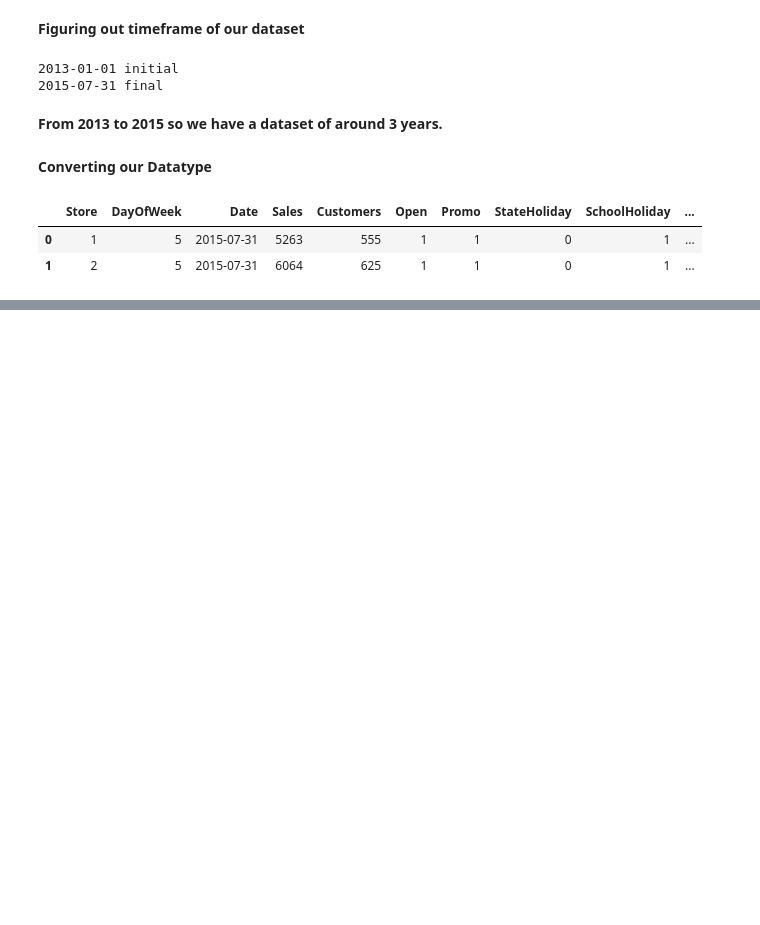
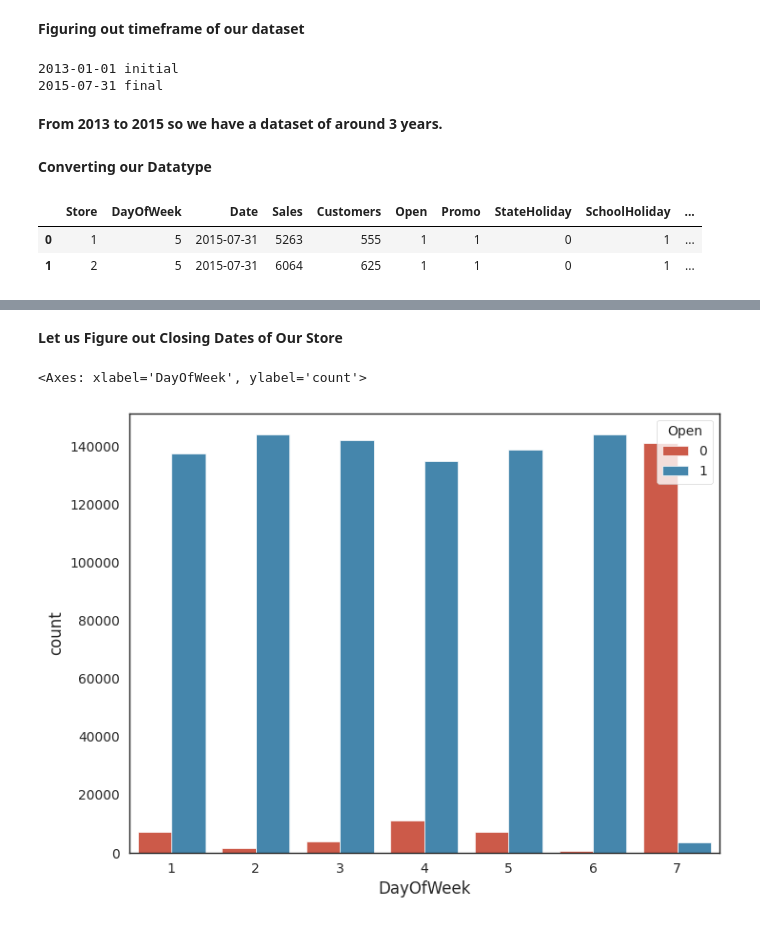
Before and after one commit to himanshu302002/ML-Regression-, a Jupyter notebook: (Capstone_Project)ML_Regression_on_Retail_Sales_Prediction.ipynb, the cells around one changed output, grey strips where cells are left out. Cells and saved outputs as stored; diff of their text form; code cells hidden in the pictures; blank space fills up the shorter version.

```diff
--- a/(Capstone_Project)ML_Regression_on_Retail_Sales_Prediction.ipynb
+++ b/(Capstone_Project)ML_Regression_on_Retail_Sales_Prediction.ipynb
@@ -229,0 +244,7 @@ rossman_df.head(2)
+# %% [markdown]
+**Let us Figure out Closing Dates of Our Store**
+# %%
+sns.countplot(x='DayOfWeek',hue='Open',data=rossman_df)
+# %% [output]
+<Axes: xlabel='DayOfWeek', ylabel='count'>
+[figure, added]
```
Also changed, not shown: parts of 23 cells of this notebook.
